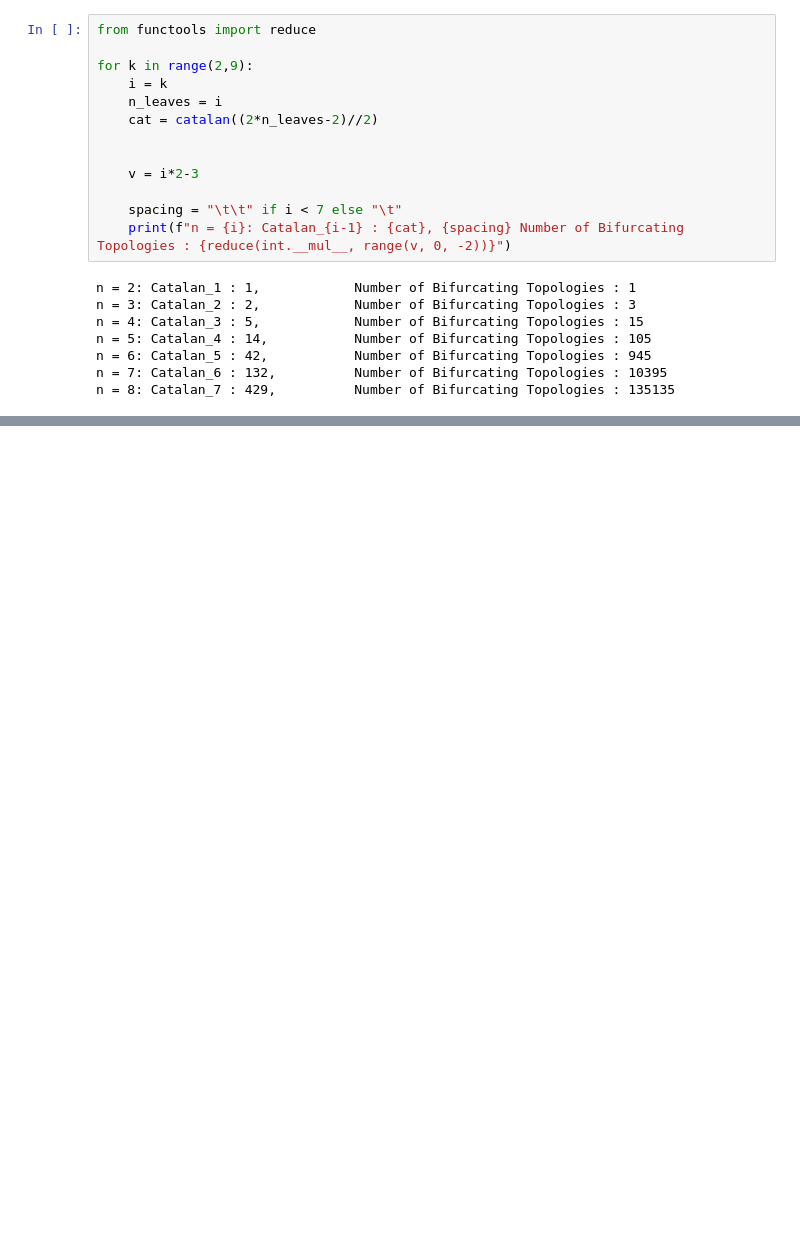
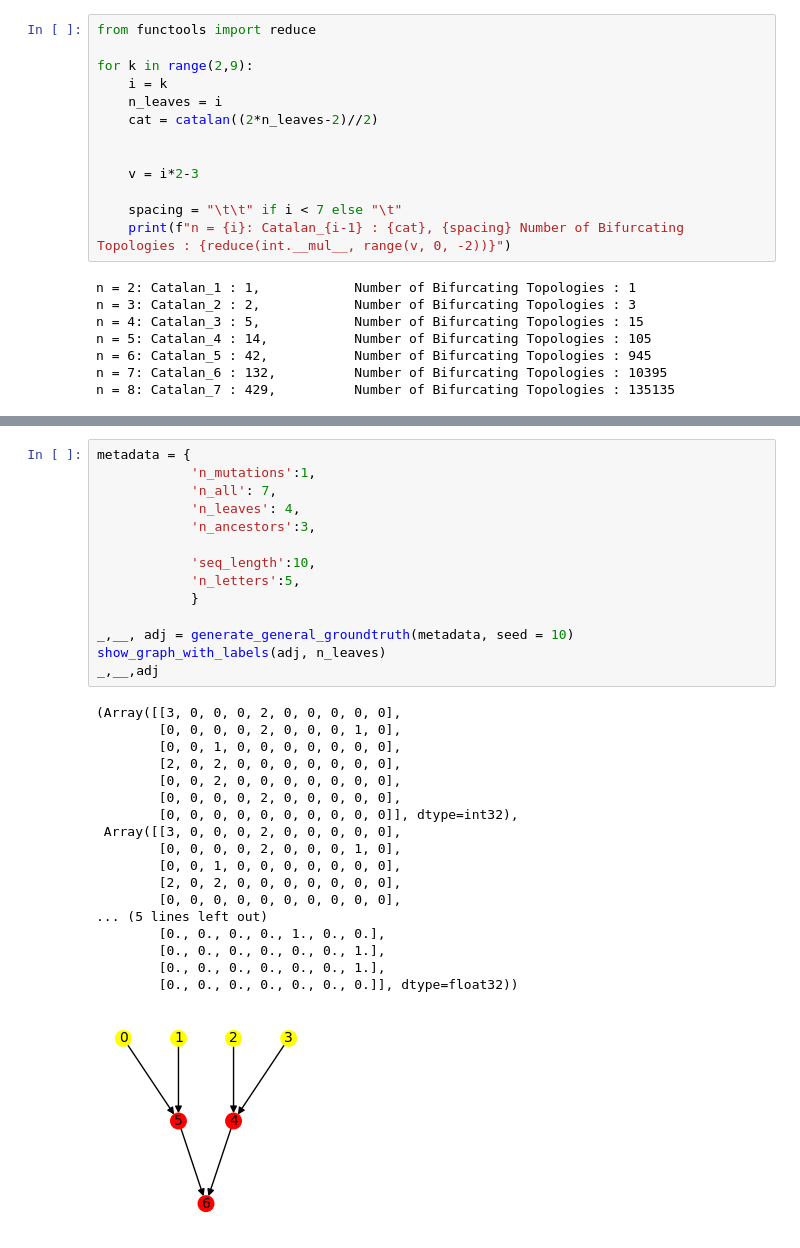
Before and after one commit to ramithuh/differentiable-trees, a Jupyter notebook: feature-testing/Diverse_Tree_Generation_[Catalan_Numbers].ipynb, the cells around one changed output, grey strips where cells are left out. Cells and saved outputs as stored; diff of their text form; blank space fills up the shorter version.

```diff
--- a/feature-testing/Diverse_Tree_Generation_[Catalan_Numbers].ipynb
+++ b/feature-testing/Diverse_Tree_Generation_[Catalan_Numbers].ipynb
@@ -531,0 +541,33 @@ generate_general_groundtruth(metadata, seed = 1)
+# %%
+metadata = {
+            'n_mutations':1,
+            'n_all': 7,
+            'n_leaves': 4,
+            'n_ancestors':3,
+
+            'seq_length':10,
+            'n_letters':5,
+            }
+
+_,__, adj = generate_general_groundtruth(metadata, seed = 10)
+show_graph_with_labels(adj, n_leaves)
+_,__,adj
+# %% [output]
+(Array([[3, 0, 0, 0, 2, 0, 0, 0, 0, 0],
+        [0, 0, 0, 0, 2, 0, 0, 0, 1, 0],
+        [0, 0, 1, 0, 0, 0, 0, 0, 0, 0],
+        [2, 0, 2, 0, 0, 0, 0, 0, 0, 0],
+        [0, 0, 2, 0, 0, 0, 0, 0, 0, 0],
+        [0, 0, 0, 0, 2, 0, 0, 0, 0, 0],
+        [0, 0, 0, 0, 0, 0, 0, 0, 0, 0]], dtype=int32),
+ Array([[3, 0, 0, 0, 2, 0, 0, 0, 0, 0],
+        [0, 0, 0, 0, 2, 0, 0, 0, 1, 0],
+        [0, 0, 1, 0, 0, 0, 0, 0, 0, 0],
+        [2, 0, 2, 0, 0, 0, 0, 0, 0, 0],
+        [0, 0, 0, 0, 0, 0, 0, 0, 0, 0],
+... (5 lines left out)
+        [0., 0., 0., 0., 1., 0., 0.],
+        [0., 0., 0., 0., 0., 0., 1.],
+        [0., 0., 0., 0., 0., 0., 1.],
+        [0., 0., 0., 0., 0., 0., 0.]], dtype=float32))
+[figure, added]
```
Also changed, not shown: parts of 9 cells of this notebook, 3 other files.
